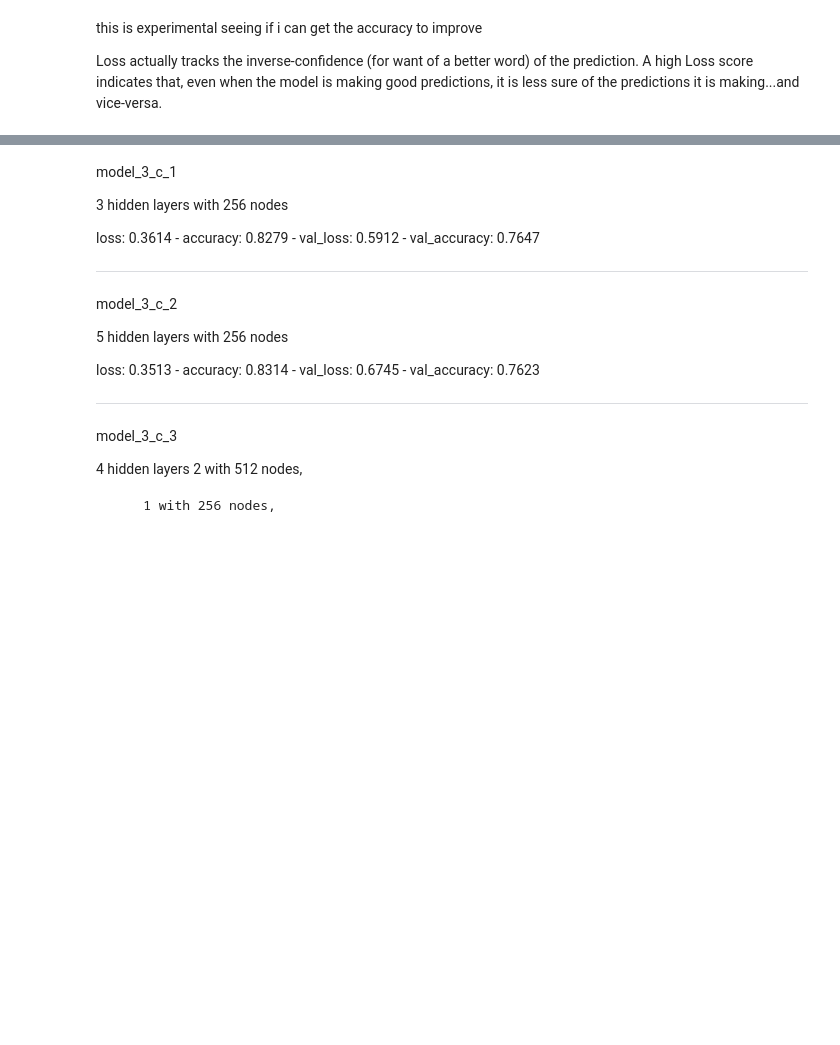
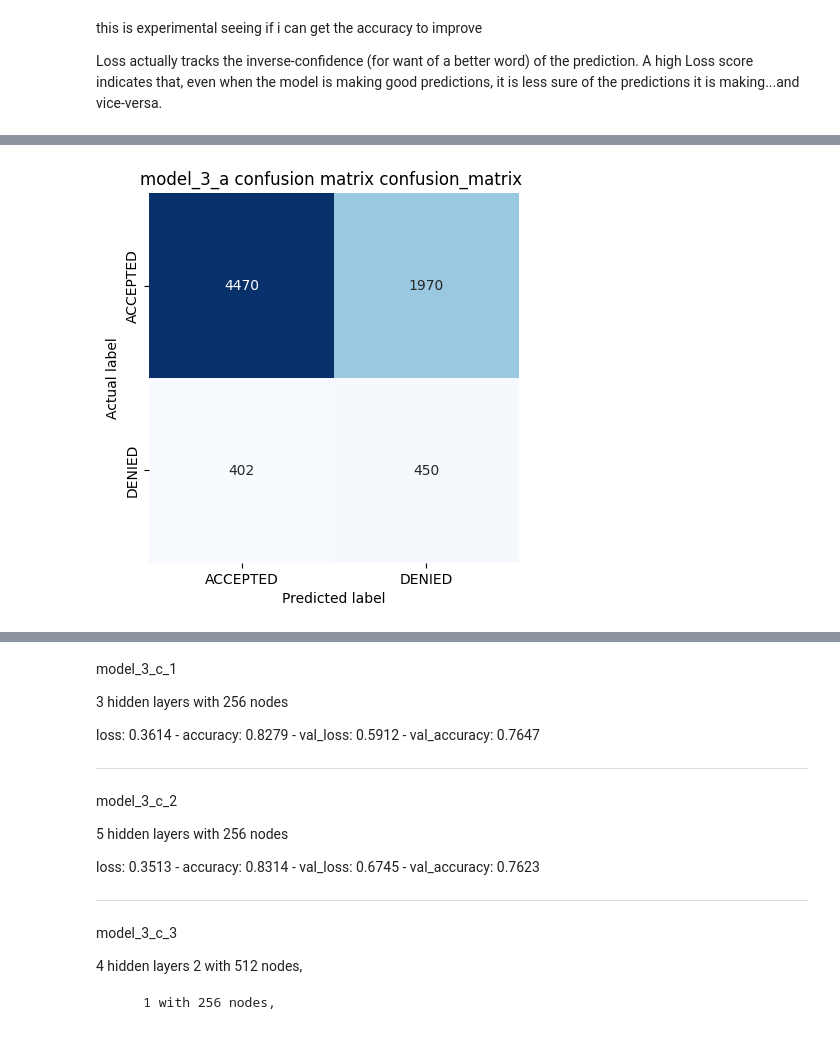
Before and after one commit to OrbelB/MLCreditCards, a Jupyter notebook: NN_model_3.ipynb, the cells around one changed output, grey strips where cells are left out. Saved outputs shown, nothing was run; the diff lists cells and outputs as text; code cells hidden in the pictures; blank space fills up the shorter version.

```diff
--- a/NN_model_3.ipynb
+++ b/NN_model_3.ipynb
@@ -213,0 +202,3 @@ Text(110.44999999999997, 0.5, 'Actual label')
+# %%
+printConfusionMatrix(model_3_a,x_test,y_test,name="model_3_a confusion matrix")
+# %% [output]
@@ -214,3 +206,4 @@ Text(110.44999999999997, 0.5, 'Actual label')
+[figure, added]
 # %%
 hist_b = model_3_b.fit(x_train_s,y_train_s, epochs=50, validation_data=(x_test, y_test), batch_size=128, verbose=1, callbacks=[callback])
 # %% [output]
```
Also changed, not shown: parts of 48 cells of this notebook, 7 other files.
